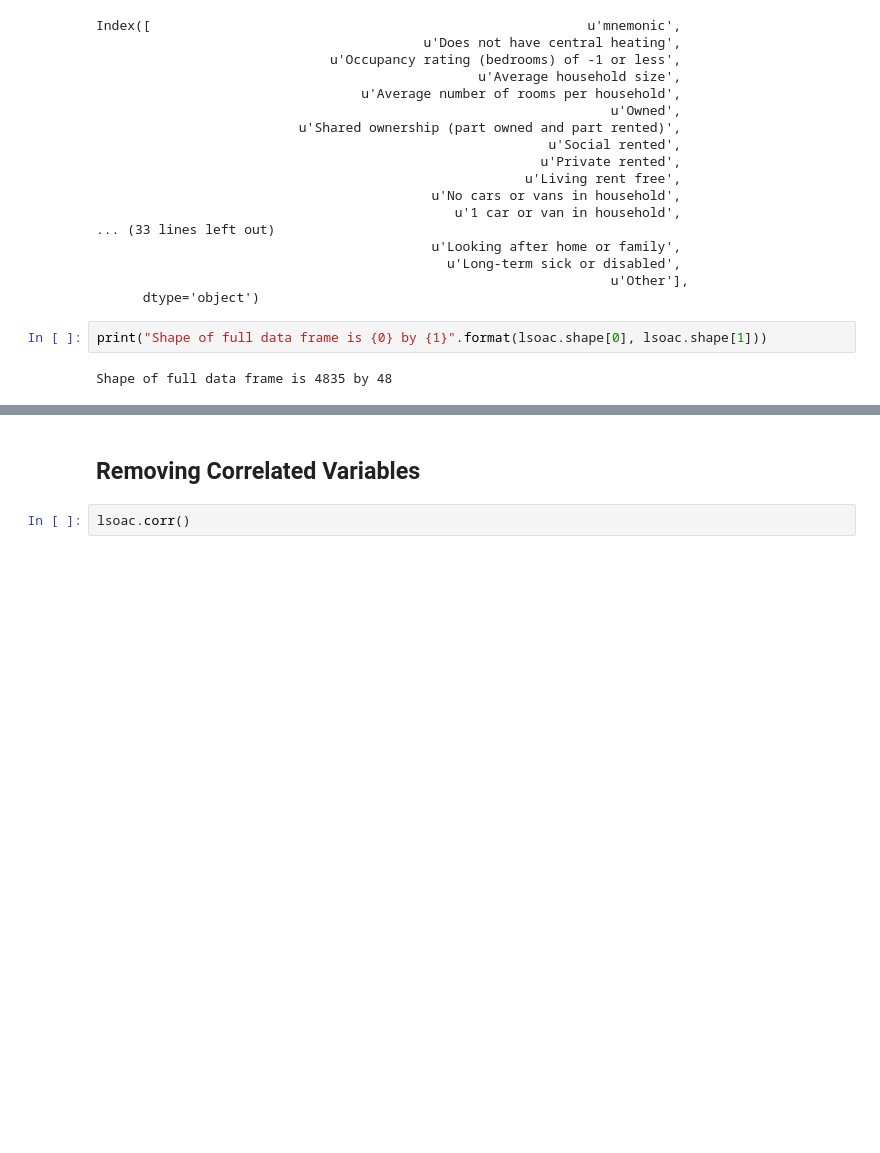
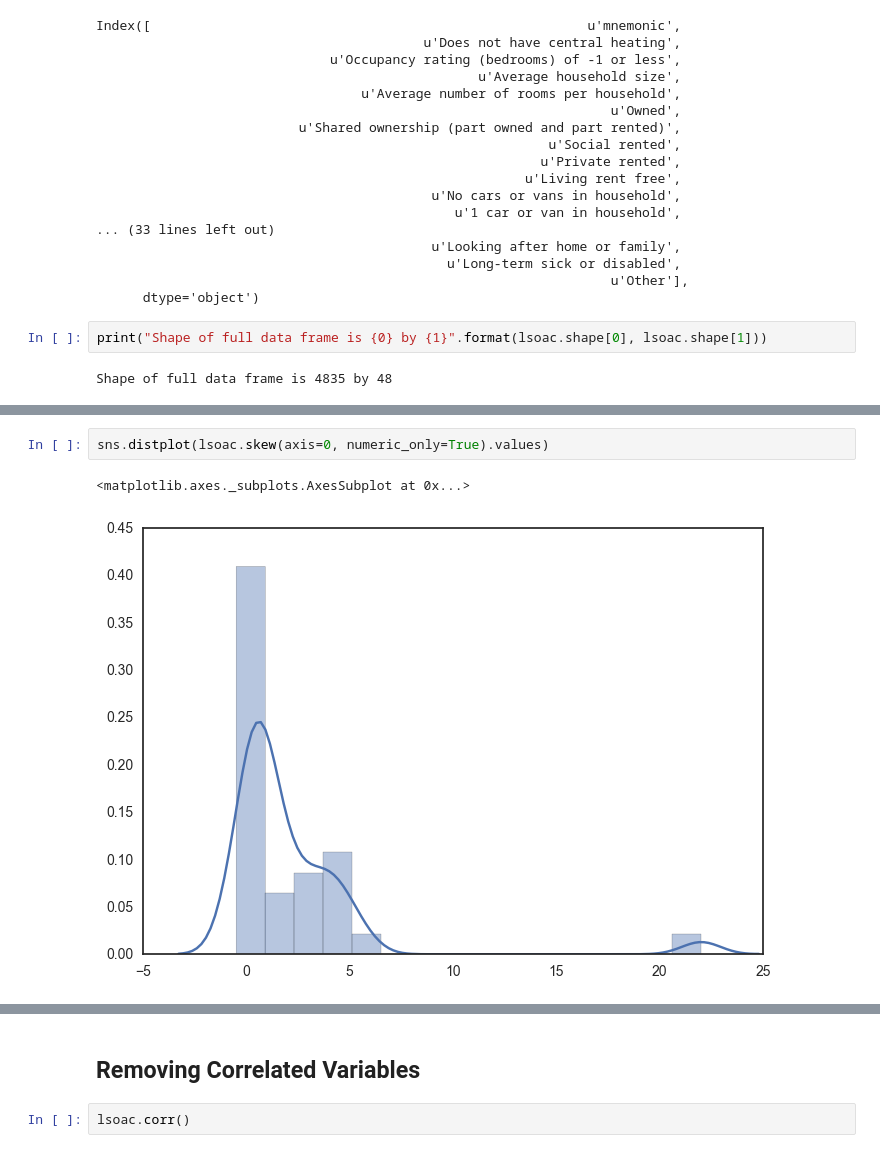
Before and after one commit to kingsgeocomp/applied_gsa, a Jupyter notebook: Week 3-Clustering & Geodemographics.ipynb, the cells around one changed output, grey strips where cells are left out. Drawn from its saved outputs; the diff is of its cells as text; blank space fills up the shorter version.

```diff
--- a/Week 3-Clustering & Geodemographics.ipynb
+++ b/Week 3-Clustering & Geodemographics.ipynb
@@ -635,0 +640,5 @@ Shape of full data frame is 4835 by 48
+# %%
+sns.distplot(lsoac.skew(axis=0, numeric_only=True).values)
+# %% [output]
+<matplotlib.axes._subplots.AxesSubplot at 0x...>
+[figure, added]
```
Also changed, not shown: parts of 53 cells of this notebook.
